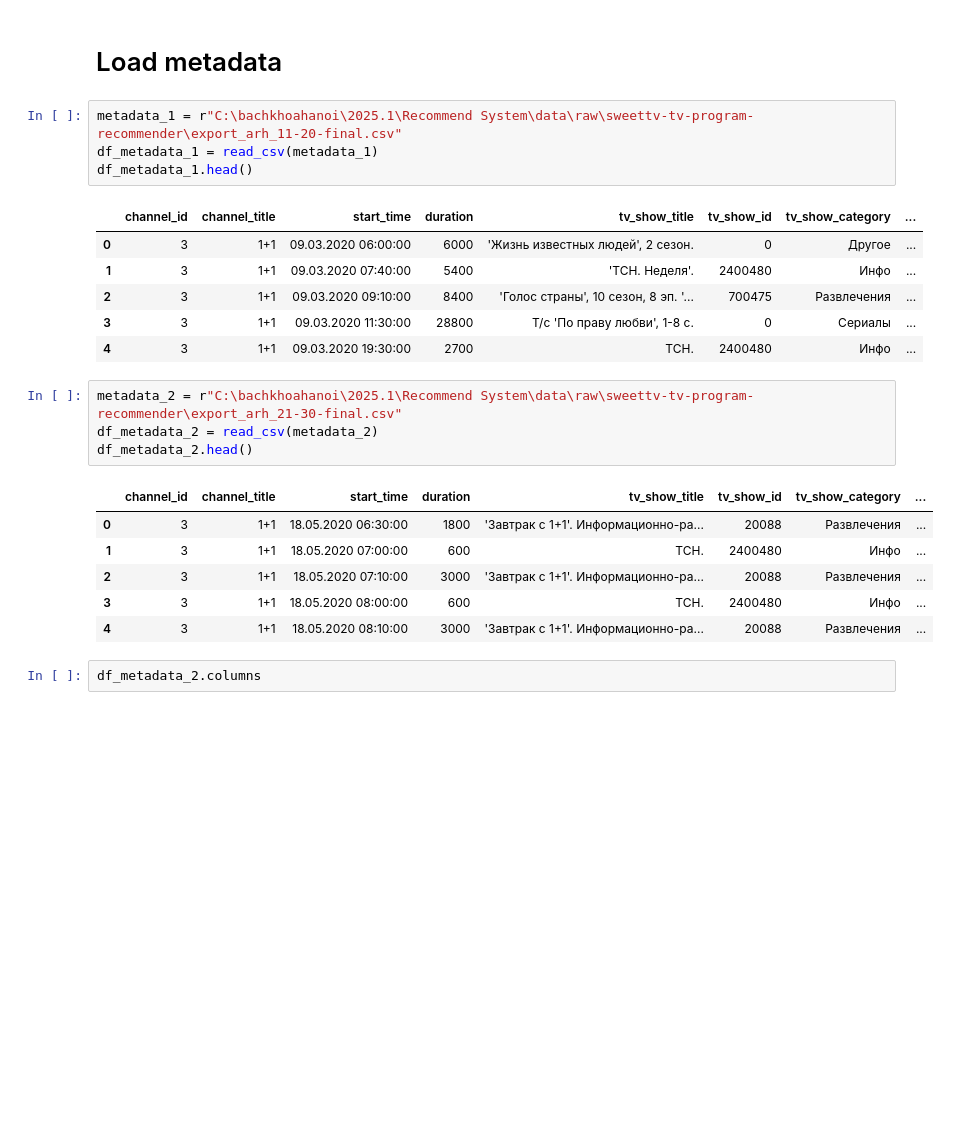
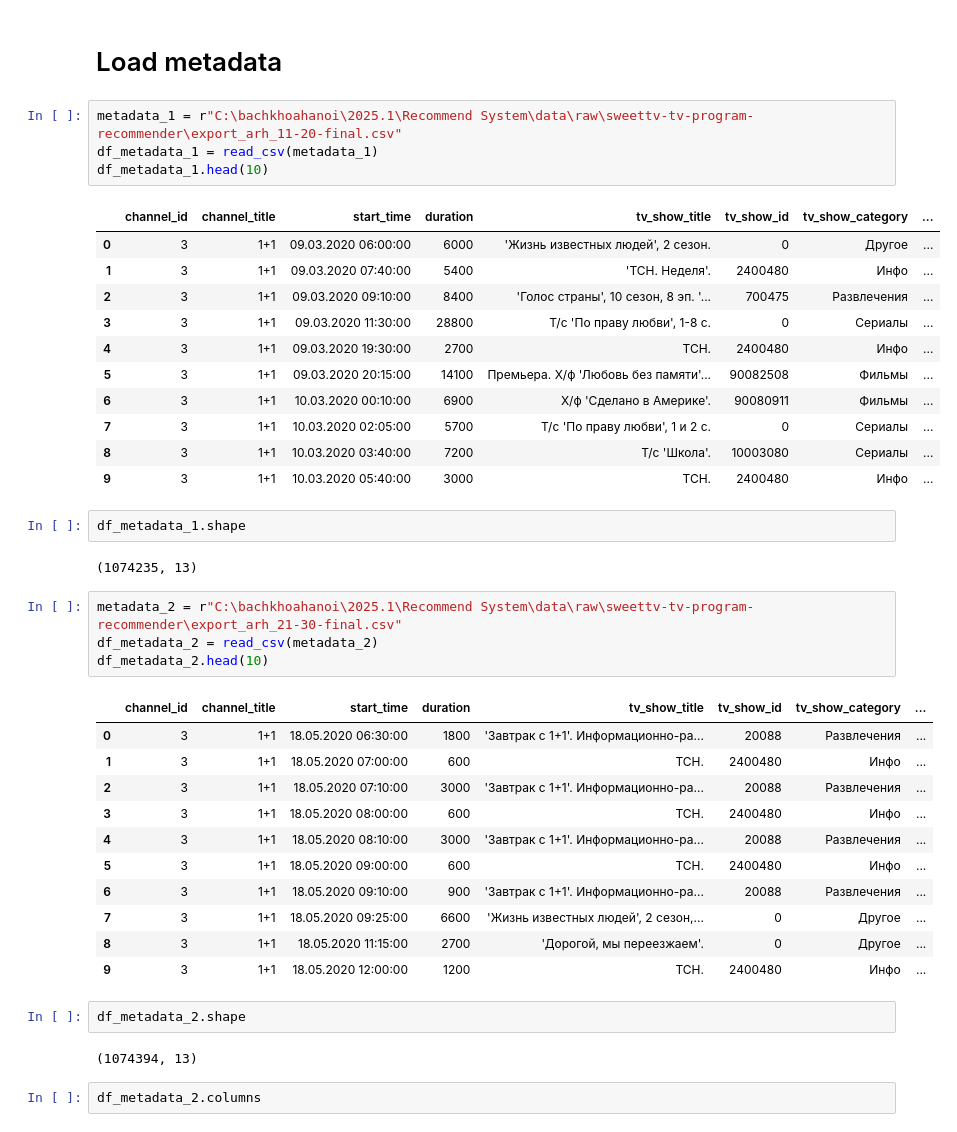
Before and after one commit to ngochuyen2609/tv-program-recommender, a Jupyter notebook: src/preprocessing/preprocessing.ipynb, the cells around one changed output. Drawn from its saved outputs; the diff is of its cells as text; blank space fills up the shorter version.

```diff
--- a/src/preprocessing/preprocessing.ipynb
+++ b/src/preprocessing/preprocessing.ipynb
@@ -24,18 +24,27 @@ def to_parquet(df, path: str | Path):
 # %%
 metadata_1 = r"C:\bachkhoahanoi\2025.1\Recommend System\data\raw\sweettv-tv-program-recommender\export_arh_11-20-final.csv"
 df_metadata_1 = read_csv(metadata_1)
-df_metadata_1.head()
+df_metadata_1.head(10)
 # %% [output]
 |  | channel_id | channel_title | start_time | duration | tv_show_title | tv_show_id | tv_show_category | ... |
 | 0 | 3 | 1+1 | 09.03.2020 06:00:00 | 6000 | 'Жизнь известных людей', 2 сезон. | 0 | Другое | ... |
 | 1 | 3 | 1+1 | 09.03.2020 07:40:00 | 5400 | 'ТСН. Неделя'. | 2400480 | Инфо | ... |
 | 2 | 3 | 1+1 | 09.03.2020 09:10:00 | 8400 | 'Голос страны', 10 сезон, 8 эп. '... | 700475 | Развлечения | ... |
 | 3 | 3 | 1+1 | 09.03.2020 11:30:00 | 28800 | Т/с 'По праву любви', 1-8 с. | 0 | Сериалы | ... |
 | 4 | 3 | 1+1 | 09.03.2020 19:30:00 | 2700 | ТСН. | 2400480 | Инфо | ... |
+| 5 | 3 | 1+1 | 09.03.2020 20:15:00 | 14100 | Премьера. Х/ф 'Любовь без памяти'... | 90082508 | Фильмы | ... |
+| 6 | 3 | 1+1 | 10.03.2020 00:10:00 | 6900 | Х/ф 'Сделано в Америке'. | 90080911 | Фильмы | ... |
+| 7 | 3 | 1+1 | 10.03.2020 02:05:00 | 5700 | Т/с 'По праву любви', 1 и 2 с. | 0 | Сериалы | ... |
+| 8 | 3 | 1+1 | 10.03.2020 03:40:00 | 7200 | Т/с 'Школа'. | 10003080 | Сериалы | ... |
+| 9 | 3 | 1+1 | 10.03.2020 05:40:00 | 3000 | ТСН. | 2400480 | Инфо | ... |
+# %%
+df_metadata_1.shape
+# %% [output]
+(1074235, 13)
 # %%
 metadata_2 = r"C:\bachkhoahanoi\2025.1\Recommend System\data\raw\sweettv-tv-program-recommender\export_arh_21-30-final.csv"
 df_metadata_2 = read_csv(metadata_2)
-df_metadata_2.head()
+df_metadata_2.head(10)
 # %% [output]
 |  | channel_id | channel_title | start_time | duration | tv_show_title | tv_show_id | tv_show_category | ... |
 | 0 | 3 | 1+1 | 18.05.2020 06:30:00 | 1800 | 'Завтрак с 1+1'. Информационно-ра... | 20088 | Развлечения | ... |
@@ -43,6 +52,15 @@ df_metadata_2.head()
 | 2 | 3 | 1+1 | 18.05.2020 07:10:00 | 3000 | 'Завтрак с 1+1'. Информационно-ра... | 20088 | Развлечения | ... |
 | 3 | 3 | 1+1 | 18.05.2020 08:00:00 | 600 | ТСН. | 2400480 | Инфо | ... |
 | 4 | 3 | 1+1 | 18.05.2020 08:10:00 | 3000 | 'Завтрак с 1+1'. Информационно-ра... | 20088 | Развлечения | ... |
+| 5 | 3 | 1+1 | 18.05.2020 09:00:00 | 600 | ТСН. | 2400480 | Инфо | ... |
+| 6 | 3 | 1+1 | 18.05.2020 09:10:00 | 900 | 'Завтрак с 1+1'. Информационно-ра... | 20088 | Развлечения | ... |
+| 7 | 3 | 1+1 | 18.05.2020 09:25:00 | 6600 | 'Жизнь известных людей', 2 сезон,... | 0 | Другое | ... |
+| 8 | 3 | 1+1 | 18.05.2020 11:15:00 | 2700 | 'Дорогой, мы переезжаем'. | 0 | Другое | ... |
+| 9 | 3 | 1+1 | 18.05.2020 12:00:00 | 1200 | ТСН. | 2400480 | Инфо | ... |
+# %%
+df_metadata_2.shape
+# %% [output]
+(1074394, 13)
 # %%
 df_metadata_2.columns
 # %% [output]
```
Also changed, not shown: parts of 39 cells of this notebook, 2 other files.
